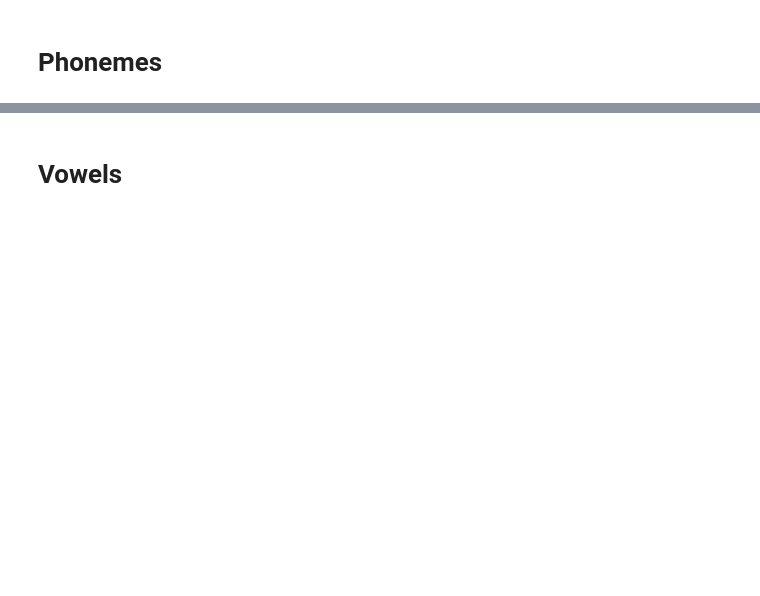
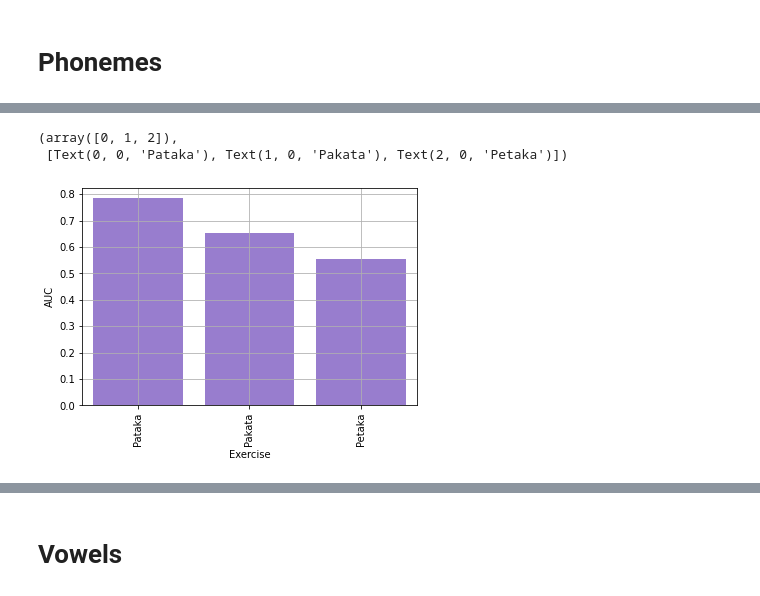
Before and after one commit to jdvalera19/Parkinson-Multimodal-Cross-Attention, a Jupyter notebook: View_result.ipynb, the cells around one changed output, grey strips where cells are left out. Saved outputs shown, nothing was run; the diff lists cells and outputs as text; code cells hidden in the pictures; blank space fills up the shorter version.

```diff
--- a/View_result.ipynb
+++ b/View_result.ipynb
@@ -88,7 +127,0 @@ Precision:0.7391, Recall:0.5397, F1-score:0.6239, Accuraci:0.6746, AUC:0.7506
-# %%
-Exercises = ['Pataka', 'Pakata', 'Petaka']
-
-for exercise in Exercises:
-    generate_confusion_matix(audio_path,
-                             exercise,
-                             'Audio')
@@ -99,5 +127,0 @@ for exercise in Exercises:
-# %%
-for exercise in Exercises:
-    generate_confusion_matix(video_path,
-                             exercise,
-                             'Video')
@@ -107,0 +128,23 @@ for exercise in Exercises:
+# %%
+Exercises = ['Pataka', 'Pakata', 'Petaka']
+aucs      = {}
+for exercise in Exercises:
+    generate_confusion_matix(audio_path,
+                             exercise,
+                             'Audio',
+                             aucs)
+
+data_plot = {'AUC':[], 'Exercise':[]}
+for exercise in Exercises:
+    data_plot['AUC'].append(aucs[exercise])
+    data_plot['Exercise'].append(exercise)
+
+data_plot = pd.DataFrame(data_plot)
+
+g = sns.barplot(data=data_plot, x="Exercise", y="AUC", color="mediumpurple")
+g.grid(0.2)
+plt.xticks(rotation=90)
+# %% [output]
+(array([0, 1, 2]),
+ [Text(0, 0, 'Pataka'), Text(1, 0, 'Pakata'), Text(2, 0, 'Petaka')])
+[figure, added]
```
Also changed, not shown: parts of 12 cells of this notebook, 23 other files.
